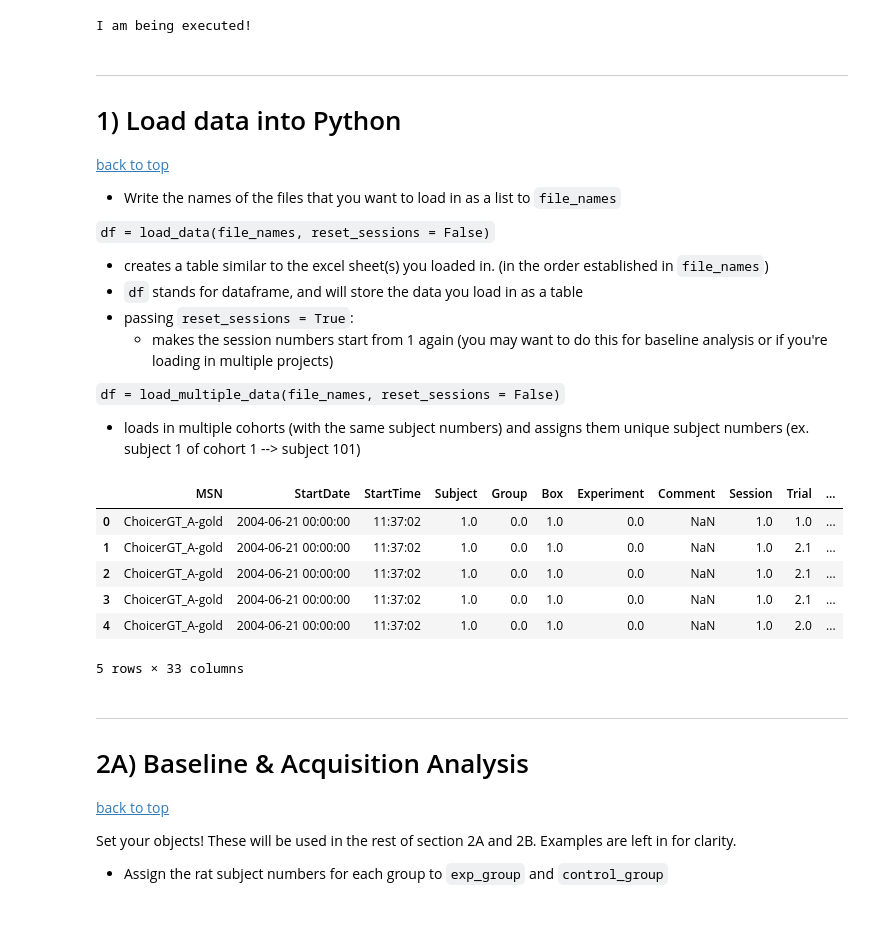
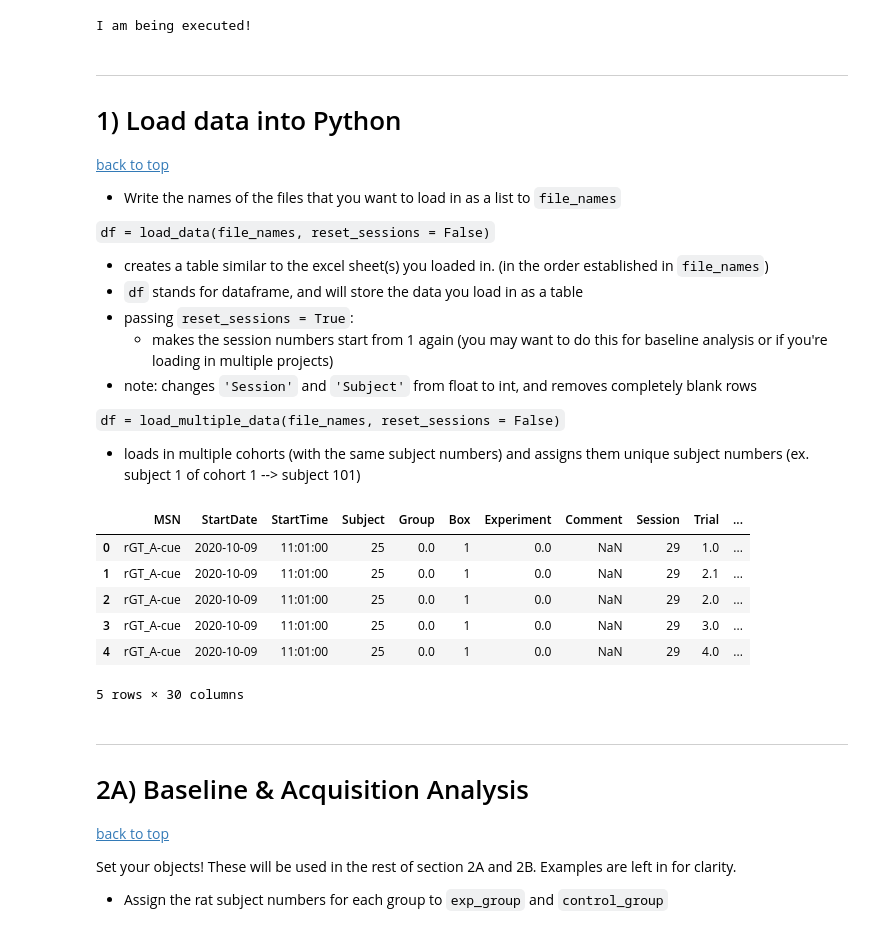
Before and after one commit to deckyblue/sparklyRGT, a Jupyter notebook: sparklyRGT_tutorial/sparklyRGT_documentation.ipynb, the cells around one changed output. Drawn from its saved outputs; the diff is of its cells as text; code cells hidden in the pictures.

Commit message:
Many updates
Created MLE, compare_access for choiceRGT, updates to sparklyRGT

```diff
--- a/sparklyRGT_tutorial/sparklyRGT_documentation.ipynb
+++ b/sparklyRGT_tutorial/sparklyRGT_documentation.ipynb
@@ -63,26 +63,27 @@ I am being executed!
 * `df` stands for dataframe, and will store the data you load in as a table
 * passing `reset_sessions = True`:
     * makes the session numbers start from 1 again (you may want to do this for baseline analysis or if you're loading in multiple projects)
+* note: changes `'Session'` and `'Subject'` from float to int, and removes completely blank rows
 
 `df = load_multiple_data(file_names, reset_sessions = False)`
 * loads in multiple cohorts (with the same subject numbers) and assigns them unique subject numbers (ex. subject 1 of cohort 1 --> subject 101)
 # %%
-file_names = ['KH10B-Free-raw.xlsx']
+file_names = ['BH07_raw_free_S29-30.xlsx']
 
 df = rgt.load_data(file_names)
 
 #load_data won't print the dataframe. Use the following function to view the top of your dataframe.
 #Note: it should look the exact same as your first excel file.
 
 df.head()
 # %% [output]
 |  | MSN | StartDate | StartTime | Subject | Group | Box | Experiment | Comment | Session | Trial | ... |
-| 0 | ChoicerGT_A-gold | 2004-06-21 00:00:00 | 11:37:02 | 1.0 | 0.0 | 1.0 | 0.0 | NaN | 1.0 | 1.0 | ... |
-| 1 | ChoicerGT_A-gold | 2004-06-21 00:00:00 | 11:37:02 | 1.0 | 0.0 | 1.0 | 0.0 | NaN | 1.0 | 2.1 | ... |
-| 2 | ChoicerGT_A-gold | 2004-06-21 00:00:00 | 11:37:02 | 1.0 | 0.0 | 1.0 | 0.0 | NaN | 1.0 | 2.1 | ... |
-| 3 | ChoicerGT_A-gold | 2004-06-21 00:00:00 | 11:37:02 | 1.0 | 0.0 | 1.0 | 0.0 | NaN | 1.0 | 2.1 | ... |
-| 4 | ChoicerGT_A-gold | 2004-06-21 00:00:00 | 11:37:02 | 1.0 | 0.0 | 1.0 | 0.0 | NaN | 1.0 | 2.0 | ... |
+| 0 | rGT_A-cue | 2020-10-09 | 11:01:00 | 25 | 0.0 | 1 | 0.0 | NaN | 29 | 1.0 | ... |
+| 1 | rGT_A-cue | 2020-10-09 | 11:01:00 | 25 | 0.0 | 1 | 0.0 | NaN | 29 | 2.1 | ... |
+| 2 | rGT_A-cue | 2020-10-09 | 11:01:00 | 25 | 0.0 | 1 | 0.0 | NaN | 29 | 2.0 | ... |
+| 3 | rGT_A-cue | 2020-10-09 | 11:01:00 | 25 | 0.0 | 1 | 0.0 | NaN | 29 | 3.0 | ... |
+| 4 | rGT_A-cue | 2020-10-09 | 11:01:00 | 25 | 0.0 | 1 | 0.0 | NaN | 29 | 4.0 | ... |
-5 rows × 33 columns
+5 rows × 30 columns
 # %% [markdown]
 ***
 # 2A) Baseline & Acquisition Analysis
```
Also changed, not shown: parts of 4 cells of this notebook, 12 other files.
